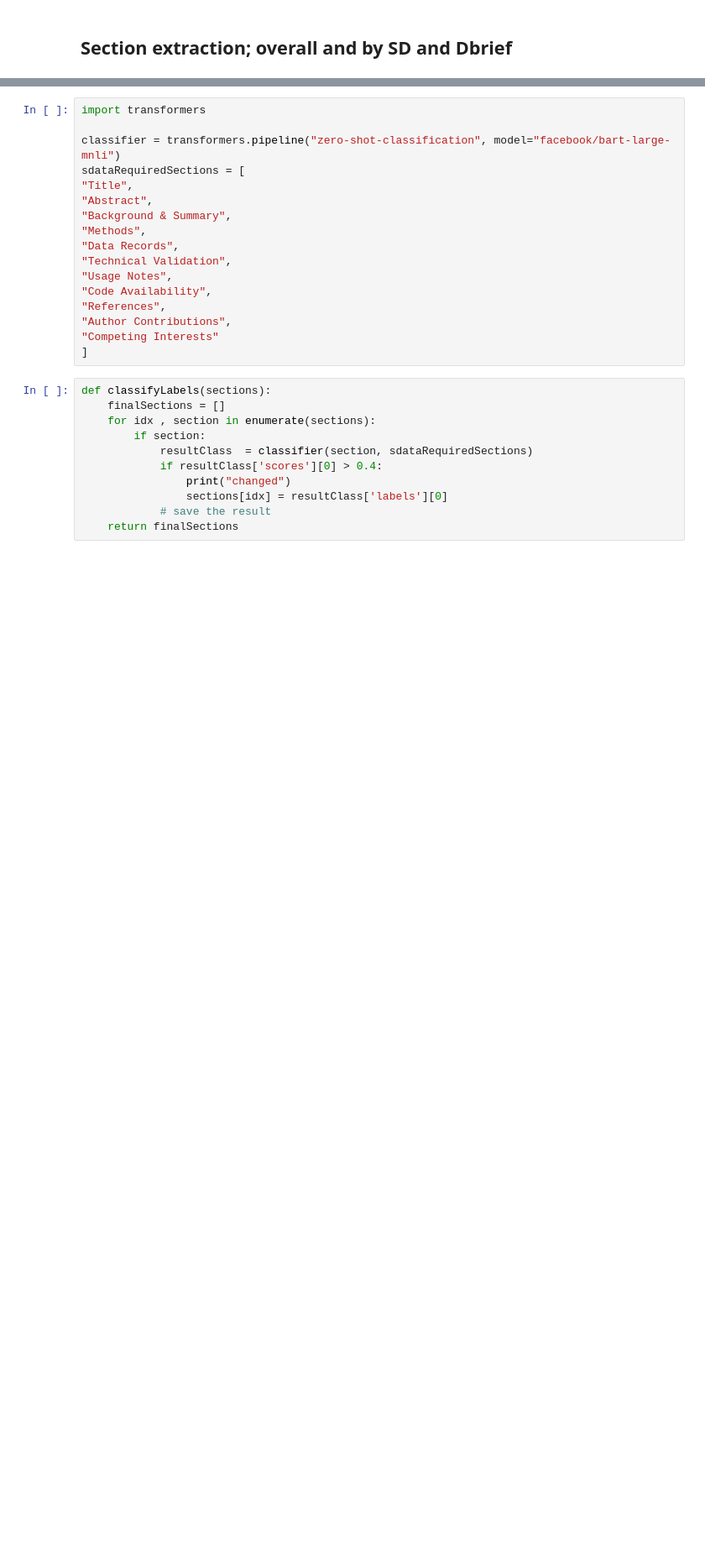
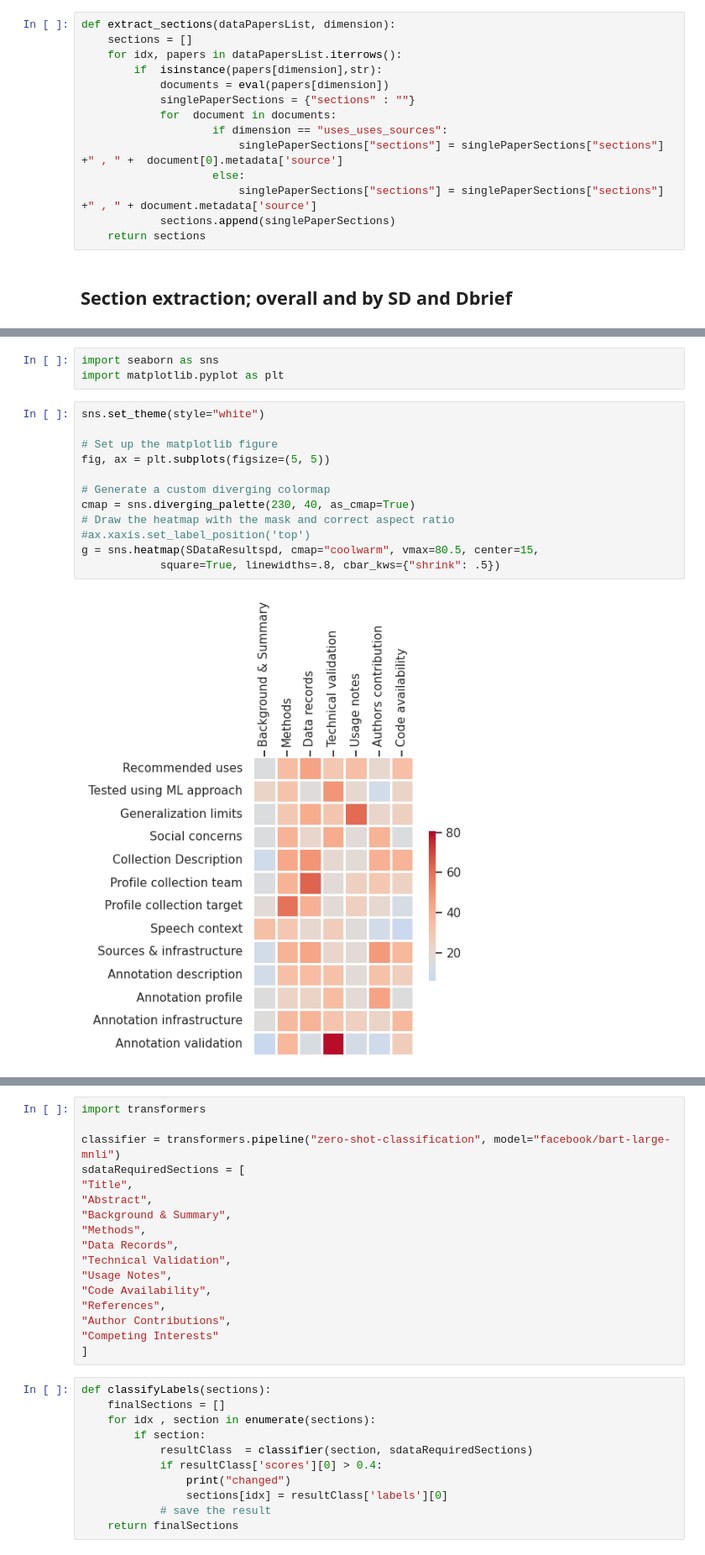
Before and after one commit to JoanGi/empiricalDataPapers, a Jupyter notebook: codeRecipes/analysisNotebook.ipynb, the cells around one changed output, grey strips where cells are left out. Shown: that part at 84% size. Drawn from its saved outputs; the diff is of its cells as text; blank space fills up the shorter version.

```diff
--- a/codeRecipes/analysisNotebook.ipynb
+++ b/codeRecipes/analysisNotebook.ipynb
@@ -89,6 +90,20 @@ def extract_sections(dataPapersList, dimension):
                     else:
                         sections.insert(0,document.metadata['source'])
     return sections
+# %%
+def extract_sections(dataPapersList, dimension):
+    sections = []
+    for idx, papers in dataPapersList.iterrows():
+        if  isinstance(papers[dimension],str):
+            documents = eval(papers[dimension])
+            singlePaperSections = {"sections" : ""}
+            for  document in documents:
+                    if dimension == "uses_uses_sources":
+                        singlePaperSections["sections"] = singlePaperSections["sections"] +" , " +  document[0].metadata['source']
+                    else:
+                        singlePaperSections["sections"] = singlePaperSections["sections"] +" , " + document.metadata['source']
+            sections.append(singlePaperSections)
+    return sections
 # %% [markdown]
 ## Section extraction; overall and by SD and Dbrief
 # %%
@@ -147,0 +228,17 @@ sectionsAnnVal_Dbrief = extract_sections(subsetAnntationValidation_Dbrief,"annot
+# %%
+import seaborn as sns
+import matplotlib.pyplot as plt
+# %%
+sns.set_theme(style="white")
+
+# Set up the matplotlib figure
+fig, ax = plt.subplots(figsize=(5, 5))
+
+# Generate a custom diverging colormap
+cmap = sns.diverging_palette(230, 40, as_cmap=True)
+# Draw the heatmap with the mask and correct aspect ratio
+#ax.xaxis.set_label_position('top')
+g = sns.heatmap(SDataResultspd, cmap="coolwarm", vmax=80.5, center=15,
+            square=True, linewidths=.8, cbar_kws={"shrink": .5})
+# %% [output]
+[figure, added]
```
Also changed, not shown: parts of 17 cells of this notebook, 4 other files.
